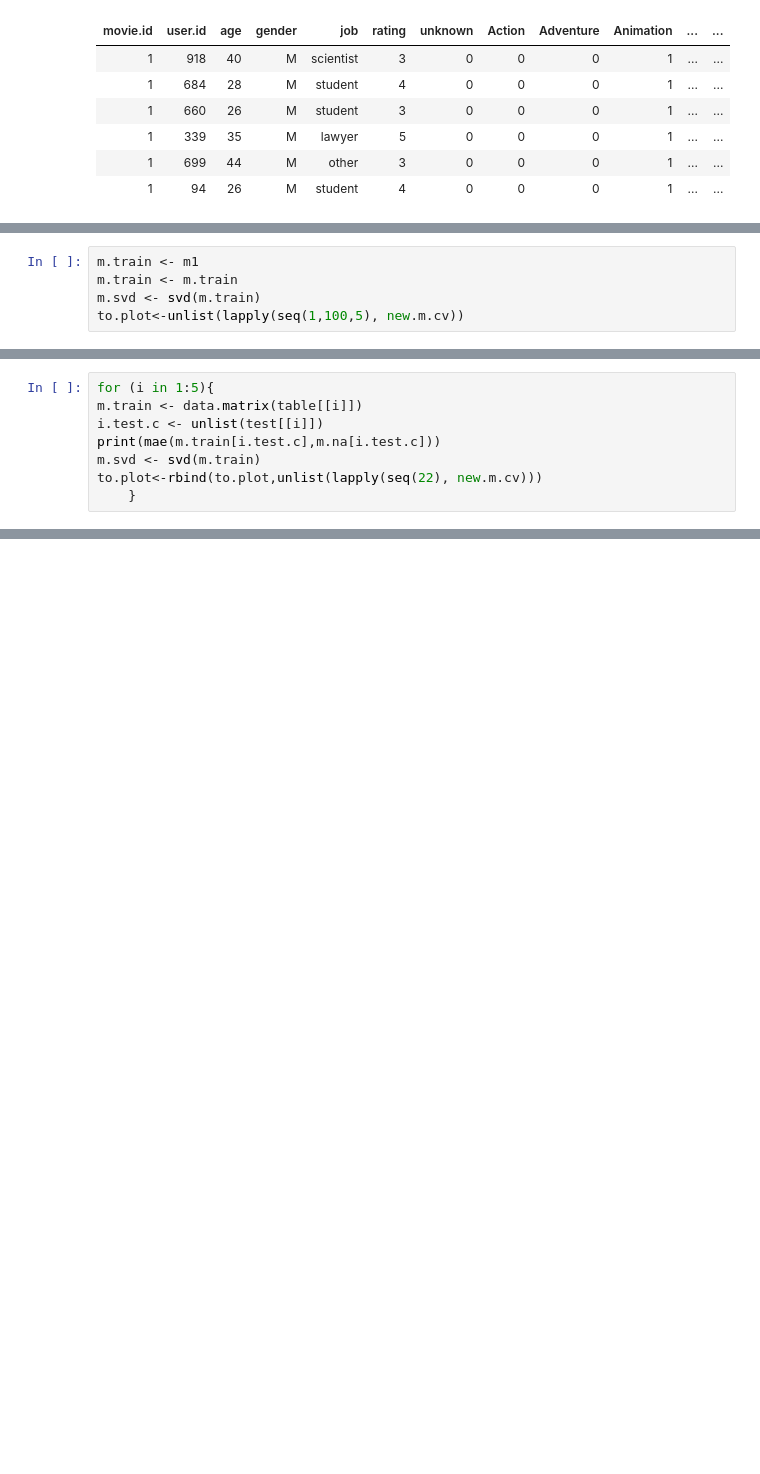
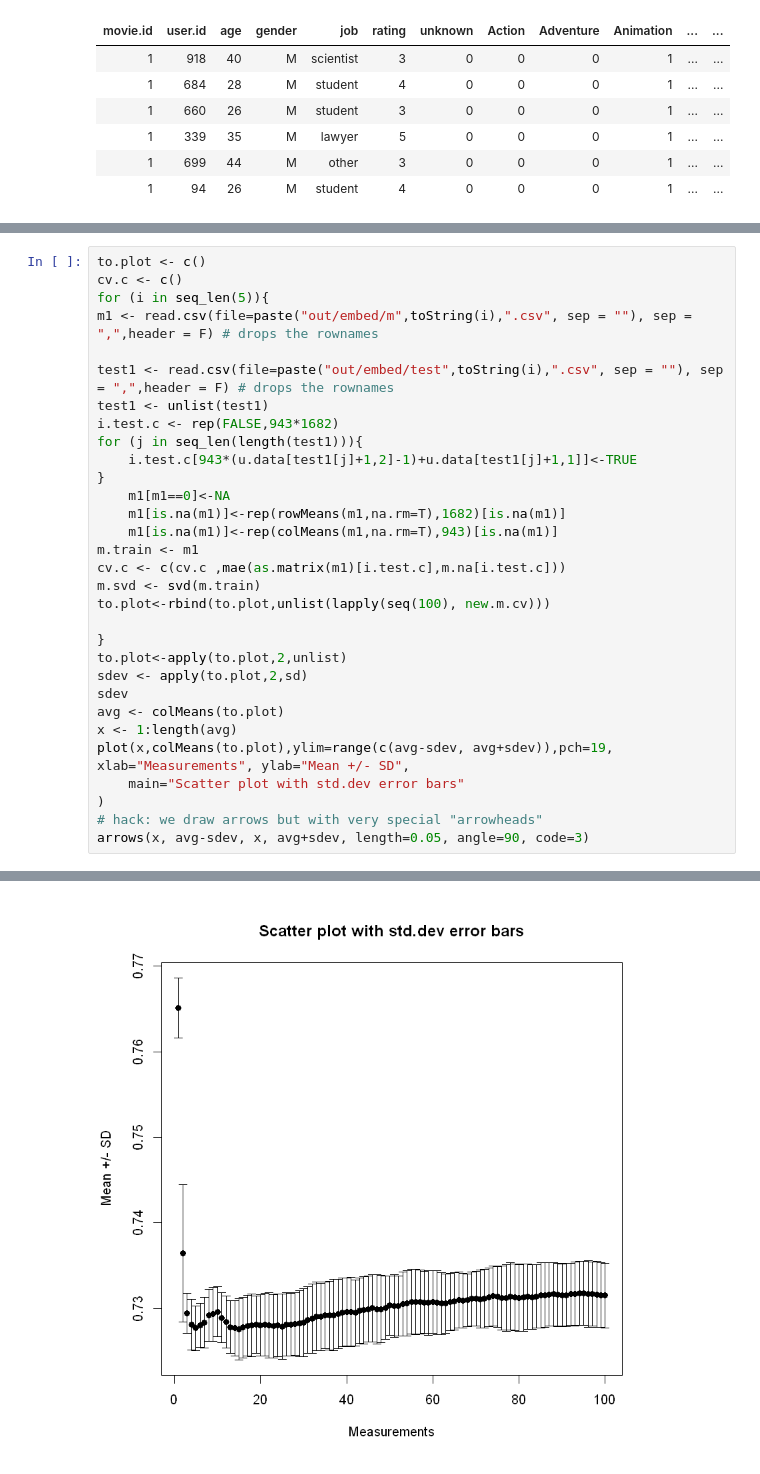
Before and after one commit to olivierp9/Recommender-System, a Jupyter notebook: projet/embed.ipynb, the cells around one changed output, grey strips where cells are left out. Drawn from its saved outputs; the diff is of its cells as text; blank space fills up the shorter version.

```diff
--- a/projet/embed.ipynb
+++ b/projet/embed.ipynb
@@ -229,5 +104,0 @@ as.matrix(m1)[i.test.c]
-# %%
-m.train <- m1
-m.train <- m.train
-m.svd <- svd(m.train)
-to.plot<-unlist(lapply(seq(1,100,5), new.m.cv))
@@ -247,8 +104,0 @@ to.plot
-# %%
-for (i in 1:5){
-m.train <- data.matrix(table[[i]])
-i.test.c <- unlist(test[[i]])
-print(mae(m.train[i.test.c],m.na[i.test.c]))
-m.svd <- svd(m.train)
-to.plot<-rbind(to.plot,unlist(lapply(seq(22), new.m.cv)))
-    }
@@ -312,0 +105,32 @@ dim(m.train)
+# %%
+to.plot <- c()
+cv.c <- c()
+for (i in seq_len(5)){
+m1 <- read.csv(file=paste("out/embed/m",toString(i),".csv", sep = ""), sep = ",",header = F) # drops the rownames
+
+test1 <- read.csv(file=paste("out/embed/test",toString(i),".csv", sep = ""), sep = ",",header = F) # drops the rownames
+test1 <- unlist(test1)
+i.test.c <- rep(FALSE,943*1682)
+for (j in seq_len(length(test1))){
+    i.test.c[943*(u.data[test1[j]+1,2]-1)+u.data[test1[j]+1,1]]<-TRUE
+}
+    m1[m1==0]<-NA
+    m1[is.na(m1)]<-rep(rowMeans(m1,na.rm=T),1682)[is.na(m1)]
+    m1[is.na(m1)]<-rep(colMeans(m1,na.rm=T),943)[is.na(m1)]
+m.train <- m1
+cv.c <- c(cv.c ,mae(as.matrix(m1)[i.test.c],m.na[i.test.c]))
+m.svd <- svd(m.train)
+to.plot<-rbind(to.plot,unlist(lapply(seq(100), new.m.cv)))
+
+}
+to.plot<-apply(to.plot,2,unlist)
+sdev <- apply(to.plot,2,sd)
+sdev
+avg <- colMeans(to.plot)
+x <- 1:length(avg)
+plot(x,colMeans(to.plot),ylim=range(c(avg-sdev, avg+sdev)),pch=19, xlab="Measurements", ylab="Mean +/- SD",
+    main="Scatter plot with std.dev error bars"
+)
+# hack: we draw arrows but with very special "arrowheads"
+arrows(x, avg-sdev, x, avg+sdev, length=0.05, angle=90, code=3)
+# %% [output]
@@ -312,0 +154 @@ dim(m.train)
+[figure, added]
```
Also changed, not shown: parts of 27 cells of this notebook, 43 other files.
